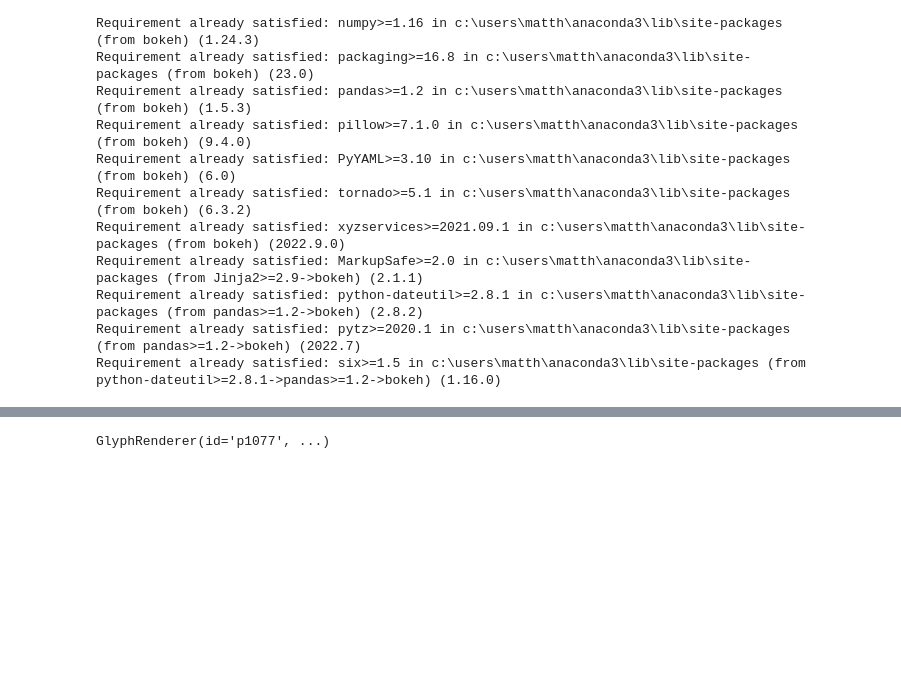
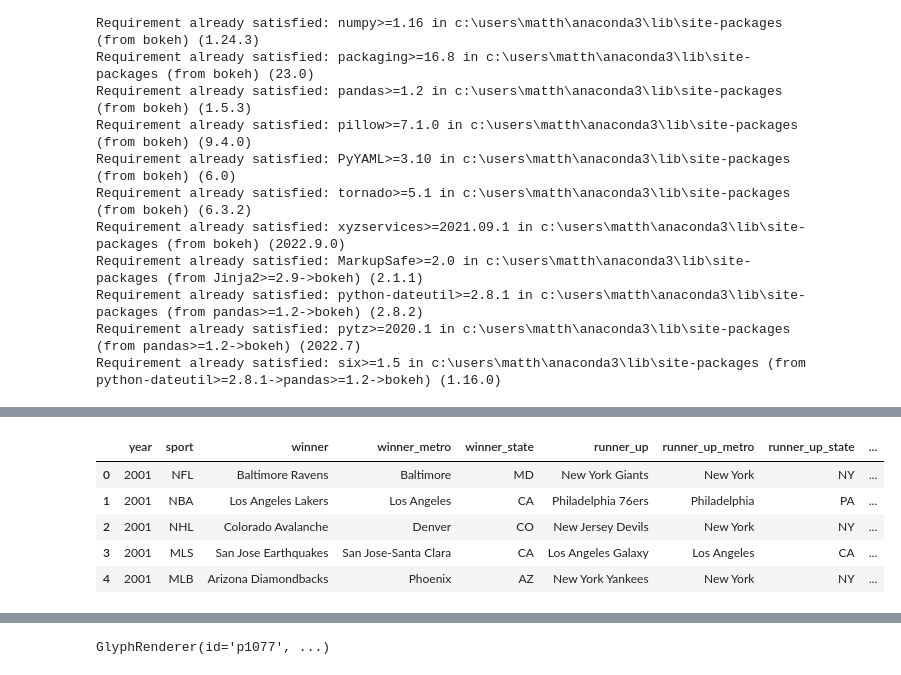
Before and after one commit to MattySplatties/Project_3, a Jupyter notebook: project_3.ipynb, the cells around one changed output, grey strips where cells are left out. Saved outputs shown, nothing was run; the diff lists cells and outputs as text; code cells hidden in the pictures; blank space fills up the shorter version.

```diff
--- a/project_3.ipynb
+++ b/project_3.ipynb
@@ -42,0 +84,9 @@ df
+# %%
+Titlesdf.head()
+# %% [output]
+|  | year | sport | winner | winner_metro | winner_state | runner_up | runner_up_metro | runner_up_state | ... |
+| 0 | 2001 | NFL | Baltimore Ravens | Baltimore | MD | New York Giants | New York | NY | ... |
+| 1 | 2001 | NBA | Los Angeles Lakers | Los Angeles | CA | Philadelphia 76ers | Philadelphia | PA | ... |
+| 2 | 2001 | NHL | Colorado Avalanche | Denver | CO | New Jersey Devils | New York | NY | ... |
+| 3 | 2001 | MLS | San Jose Earthquakes | San Jose-Santa Clara | CA | Los Angeles Galaxy | Los Angeles | CA | ... |
+| 4 | 2001 | MLB | Arizona Diamondbacks | Phoenix | AZ | New York Yankees | New York | NY | ... |
```
Also changed, not shown: parts of 9 cells of this notebook, 13 other files.
